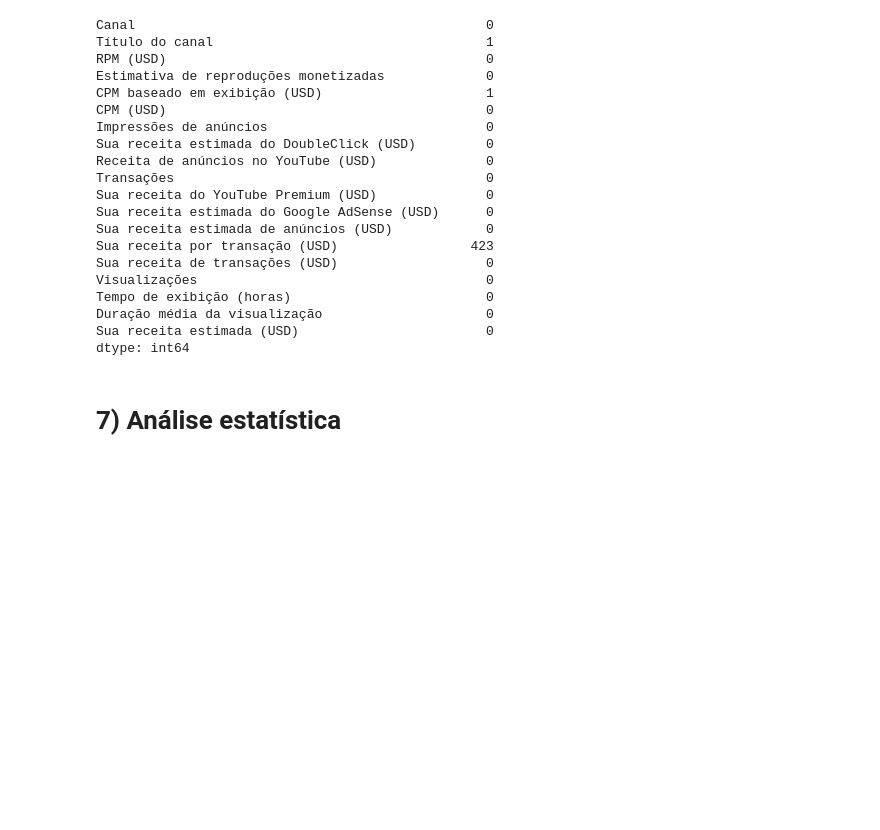
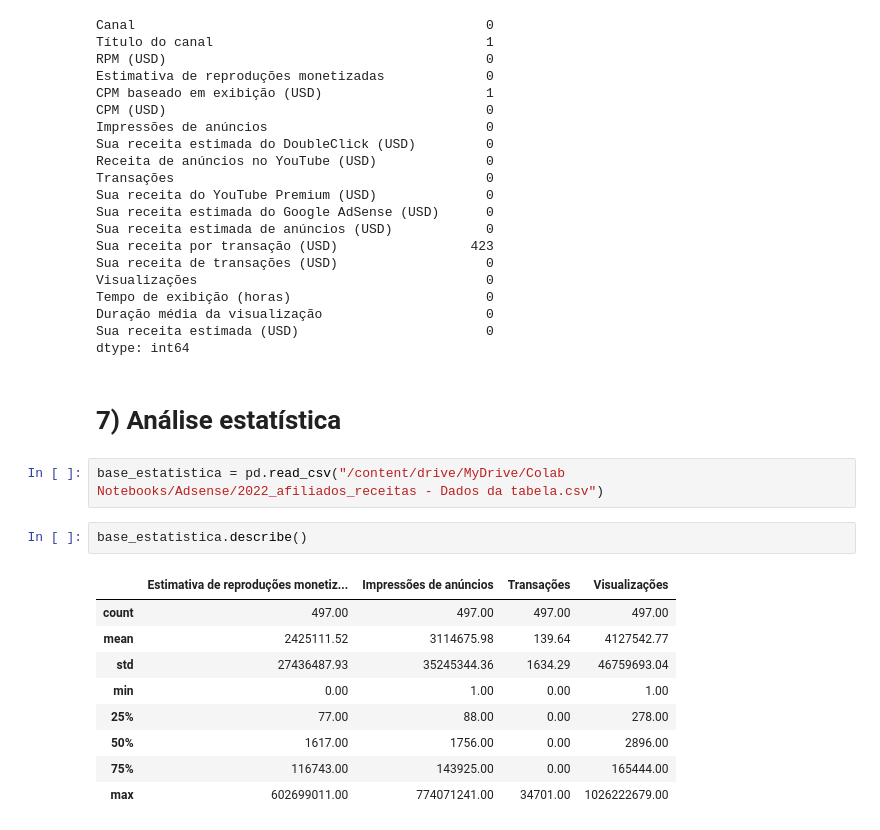
Before and after one commit to Janainareisnascimento/Adsensefinal, a Jupyter notebook: 2022_Adsense_modelagem_team_mounted.ipynb, the cells around one changed output. Drawn from its saved outputs; the diff is of its cells as text; blank space fills up the shorter version.

```diff
--- a/2022_Adsense_modelagem_team_mounted.ipynb
+++ b/2022_Adsense_modelagem_team_mounted.ipynb
@@ -206,3 +206,17 @@ Sua receita estimada (USD)                        0
 dtype: int64
 # %% [markdown]
 # **7) Análise estatística**
+# %%
+base_estatistica = pd.read_csv("/content/drive/MyDrive/Colab Notebooks/Adsense/2022_afiliados_receitas - Dados da tabela.csv")
+# %%
+base_estatistica.describe()
+# %% [output]
+|  | Estimativa de reproduções monetiz... | Impressões de anúncios | Transações | Visualizações |
+| count | 497.00 | 497.00 | 497.00 | 497.00 |
+| mean | 2425111.52 | 3114675.98 | 139.64 | 4127542.77 |
+| std | 27436487.93 | 35245344.36 | 1634.29 | 46759693.04 |
+| min | 0.00 | 1.00 | 0.00 | 1.00 |
+| 25% | 77.00 | 88.00 | 0.00 | 278.00 |
+| 50% | 1617.00 | 1756.00 | 0.00 | 2896.00 |
+| 75% | 116743.00 | 143925.00 | 0.00 | 165444.00 |
+| max | 602699011.00 | 774071241.00 | 34701.00 | 1026222679.00 |
```
Also changed, not shown: parts of 1 cell of this notebook.
